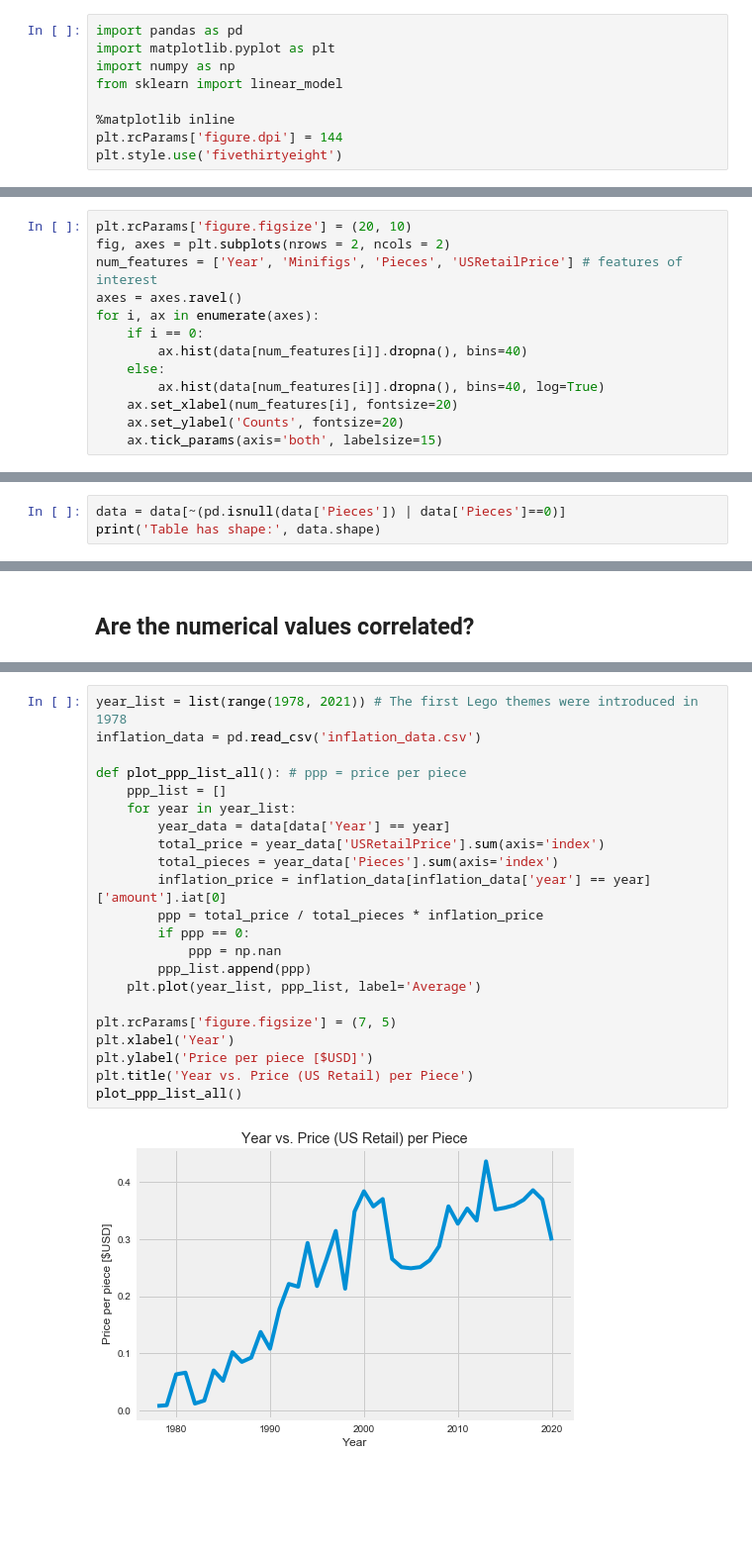
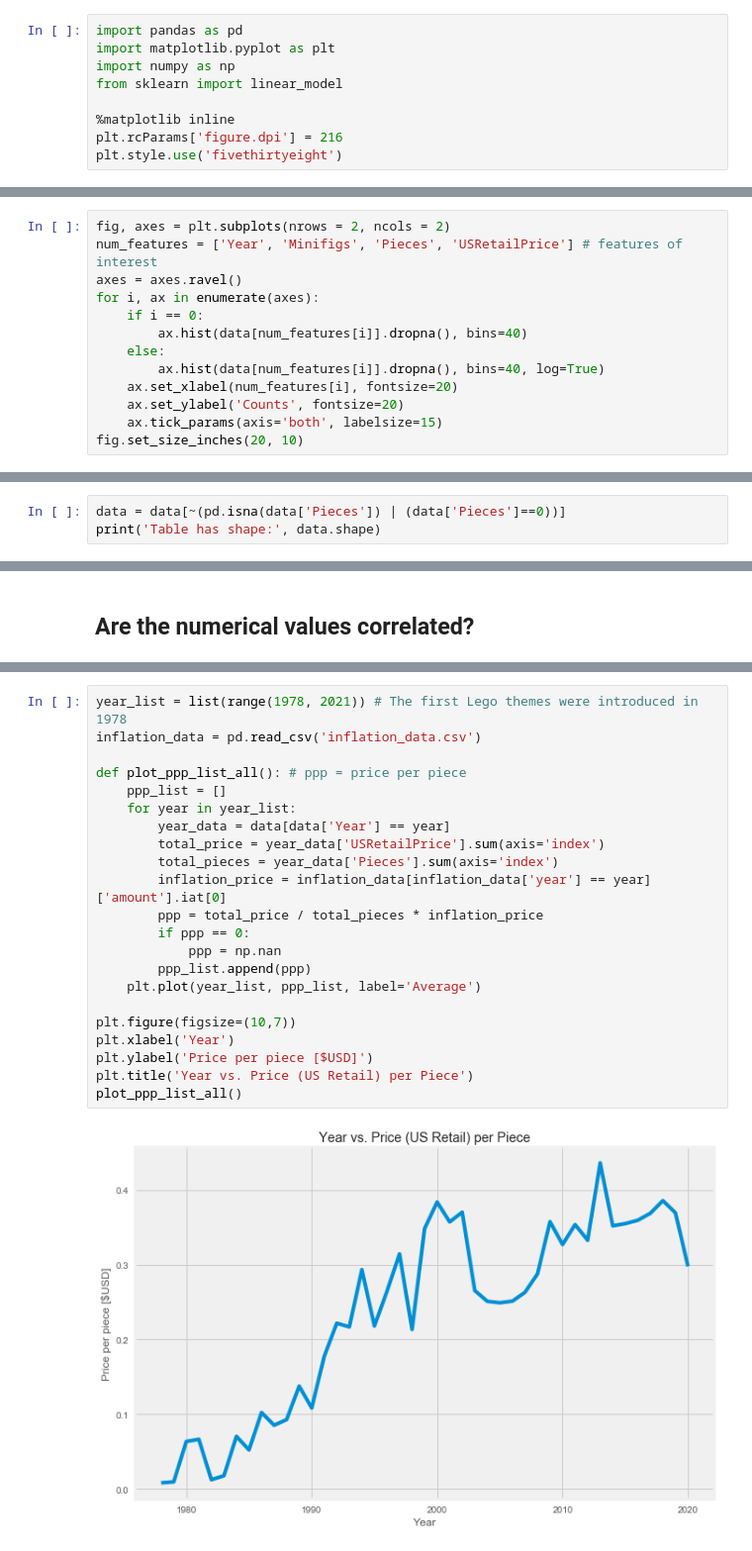
Before and after one commit to musicbyjing/lego_data_exploration, a Jupyter notebook: Lego_data.ipynb, the cells around one changed output, grey strips where cells are left out. Shown: that part at 99% size. Saved outputs shown, nothing was run; the diff lists cells and outputs as text; blank space fills up the shorter version.

```diff
--- a/Lego_data.ipynb
+++ b/Lego_data.ipynb
@@ -5,6 +11,6 @@ import numpy as np
 from sklearn import linear_model
 
 %matplotlib inline
-plt.rcParams['figure.dpi'] = 144
+plt.rcParams['figure.dpi'] = 216
 plt.style.use('fivethirtyeight')
 # %% [markdown]
@@ -38,7 +44,6 @@ Table has shape: (16806, 24)
 # %% [markdown]
 ## Visualizing numerical values: Year, Minifigs, Pieces, USRetailPrice
 # %%
-plt.rcParams['figure.figsize'] = (20, 10)
 fig, axes = plt.subplots(nrows = 2, ncols = 2)
 num_features = ['Year', 'Minifigs', 'Pieces', 'USRetailPrice'] # features of interest
 axes = axes.ravel()
@@ -50,6 +55,7 @@ for i, ax in enumerate(axes):
     ax.set_xlabel(num_features[i], fontsize=20)
     ax.set_ylabel('Counts', fontsize=20)
     ax.tick_params(axis='both', labelsize=15)
+fig.set_size_inches(20, 10)
 # %% [output]
 [figure]
 # %% [markdown]
@@ -57,5 +63,5 @@ A large amount of sets have no pieces. These are either not sets (e.g. books, pe
 # %%
-data = data[~(pd.isnull(data['Pieces']) | data['Pieces']==0)]
+data = data[~(pd.isna(data['Pieces']) | (data['Pieces']==0))]
 print('Table has shape:', data.shape)
 # %% [output]
 Table has shape: (12811, 24)
@@ -100,25 +105,25 @@ Since the first Lego themes were introduced in 1978, we must consider inflation-
 # %%
 year_list = list(range(1978, 2021)) # The first Lego themes were introduced in 1978
 inflation_data = pd.read_csv('inflation_data.csv')
 
 def plot_ppp_list_all(): # ppp = price per piece
     ppp_list = []
     for year in year_list:
         year_data = data[data['Year'] == year]
         total_price = year_data['USRetailPrice'].sum(axis='index')
         total_pieces = year_data['Pieces'].sum(axis='index')
         inflation_price = inflation_data[inflation_data['year'] == year]['amount'].iat[0]
         ppp = total_price / total_pieces * inflation_price
         if ppp == 0:
             ppp = np.nan
         ppp_list.append(ppp)
     plt.plot(year_list, ppp_list, label='Average')
 
-plt.rcParams['figure.figsize'] = (7, 5)
+plt.figure(figsize=(10,7))
 plt.xlabel('Year')
 plt.ylabel('Price per piece [$USD]')
 plt.title('Year vs. Price (US Retail) per Piece')
 plot_ppp_list_all()
 # %% [output]
-[figure, old version]
+[figure, new version]
 # %% [markdown]
```
Also changed, not shown: parts of 17 cells of this notebook, 3 other files.
